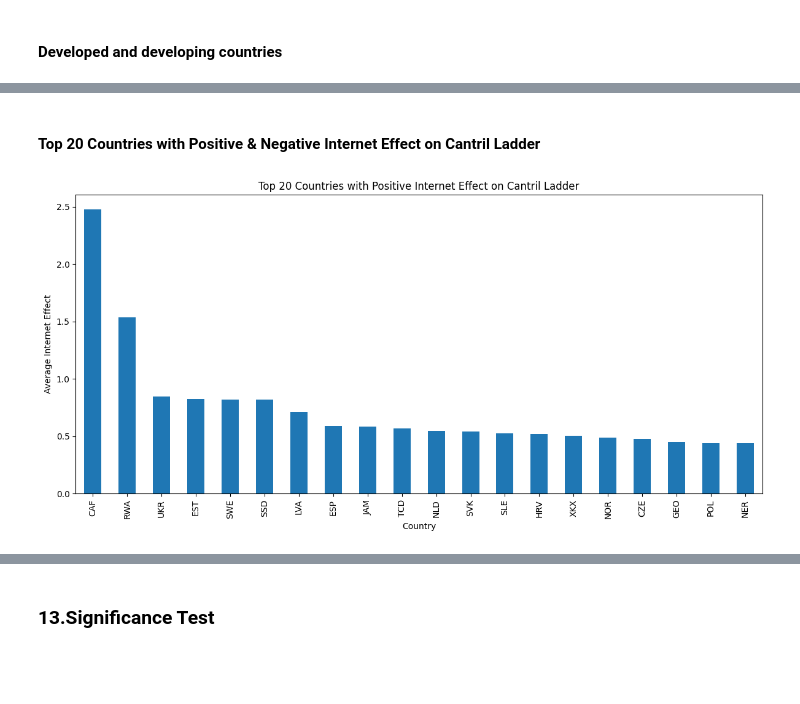
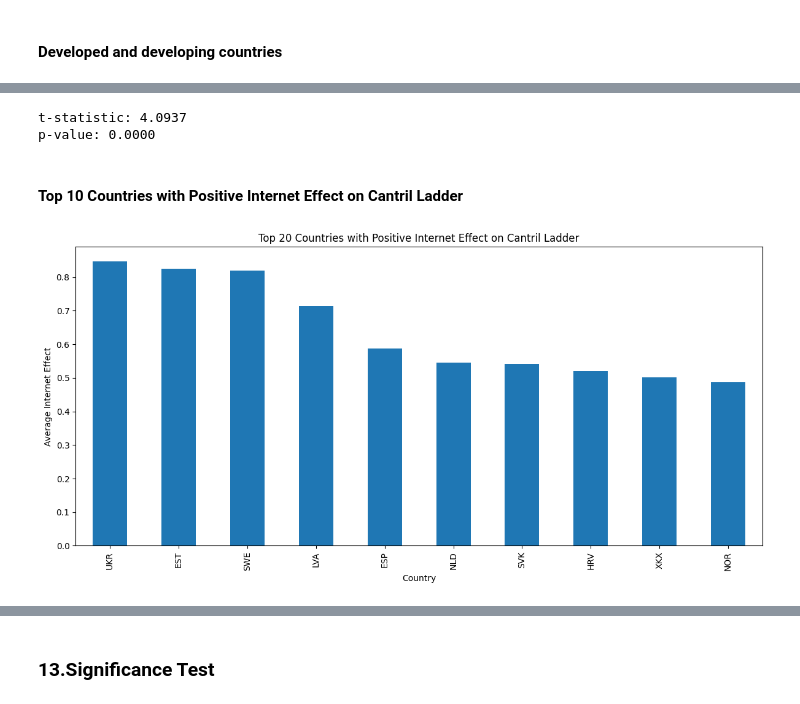
Before and after one commit to MichaelChaoLi-cpu/GallupWellBeingResearch, a Jupyter notebook: Code/ZH_AN_InternetUseDifferencePSMXgbShap_v1.ipynb, the cells around one changed output, grey strips where cells are left out. Saved outputs shown, nothing was run; the diff lists cells and outputs as text; code cells hidden in the pictures; blank space fills up the shorter version.

Commit message:
Improved visualization“

```diff
--- a/Code/ZH_AN_InternetUseDifferencePSMXgbShap_v1.ipynb
+++ b/Code/ZH_AN_InternetUseDifferencePSMXgbShap_v1.ipynb
@@ -994,0 +1045,43 @@ plt.show()
+# %%
+# 调整 wave 列，加上 2005
+new_results['year'] = new_results['wave'] + 2005
+
+# 计算颜色范围
+vmin = new_results['internet_effect'].min()
+vmax = new_results['internet_effect'].max()
+
+# 创建对称的颜色范围
+abs_max = max(abs(vmin), abs(vmax))
+vmin, vmax = -abs_max, abs_max
+
+# 创建自定义的高对比度颜色映射
+colors = ['#0000FF', '#4040FF', '#8080FF', '#C0C0FF', 'white', '#FFC0C0', '#FF8080', '#FF4040', '#FF0000']
+n_bins = len(colors)
+cmap = LinearSegmentedColormap.from_list('custom', colors, N=n_bins)
+
+# 创建热图
+plt.figure(figsize=(22, 14))
+heatmap_data = new_results.pivot(index='country', columns='year', values='internet_effect')
+
+# 创建热图，设置颜色范围和分级数量
+sns.heatmap(heatmap_data,
+            cmap=cmap,
+            center=0,
+            vmin=vmin,
+            vmax=vmax,
+            annot=False,
+            cbar_kws={'ticks': np.linspace(vmin, vmax, 9)})
+
+plt.title('Internet Effect on Cantril Ladder by Country and Year', fontsize=18, fontweight='bold')
+plt.xlabel('Year', fontsize=14)
+plt.ylabel('Country', fontsize=14)
+
+# 调整颜色条的标签
+cbar = plt.gcf().axes[-1]
+cbar.set_yticklabels([f'{x:.2f}' for x in cbar.get_yticks()], fontsize=12)
+
+# 增加图表的整体大小和边距
+plt.tight_layout(pad=3.0)
+
+# 显示图表
+plt.show()
@@ -1118,14 +1208,22 @@ Overall average effect for developing countries: 0.2018
+# %%
+t_stat, p_value = stats.ttest_ind(developed_data['internet_effect'], developing_data['internet_effect'])
+
+print(f"\nt-statistic: {t_stat:.4f}")
+print(f"p-value: {p_value:.4f}")
+# %% [output]
+t-statistic: 4.0937
+p-value: 0.0000
 # %% [markdown]
-#### Top 20 Countries with Positive & Negative Internet Effect on Cantril Ladder
+#### Top 10 Countries with Positive Internet Effect on Cantril Ladder
 # %%
 # 第4步: 分析正面影响最大的国家
-top_10_positive = all_results.groupby('country')['internet_effect'].mean().nlargest(20)
+top_10_positive = new_results.groupby('country')['internet_effect'].mean().nlargest(10)
 plt.figure(figsize=(12, 6))
 top_10_positive.plot(kind='bar')
 plt.title('Top 20 Countries with Positive Internet Effect on Cantril Ladder')
 plt.xlabel('Country')
 plt.ylabel('Average Internet Effect')
 plt.tight_layout()
 plt.show()
 # %% [output]
-[figure, old version]
+[figure, new version]
```
Also changed, not shown: parts of 22 cells of this notebook.
